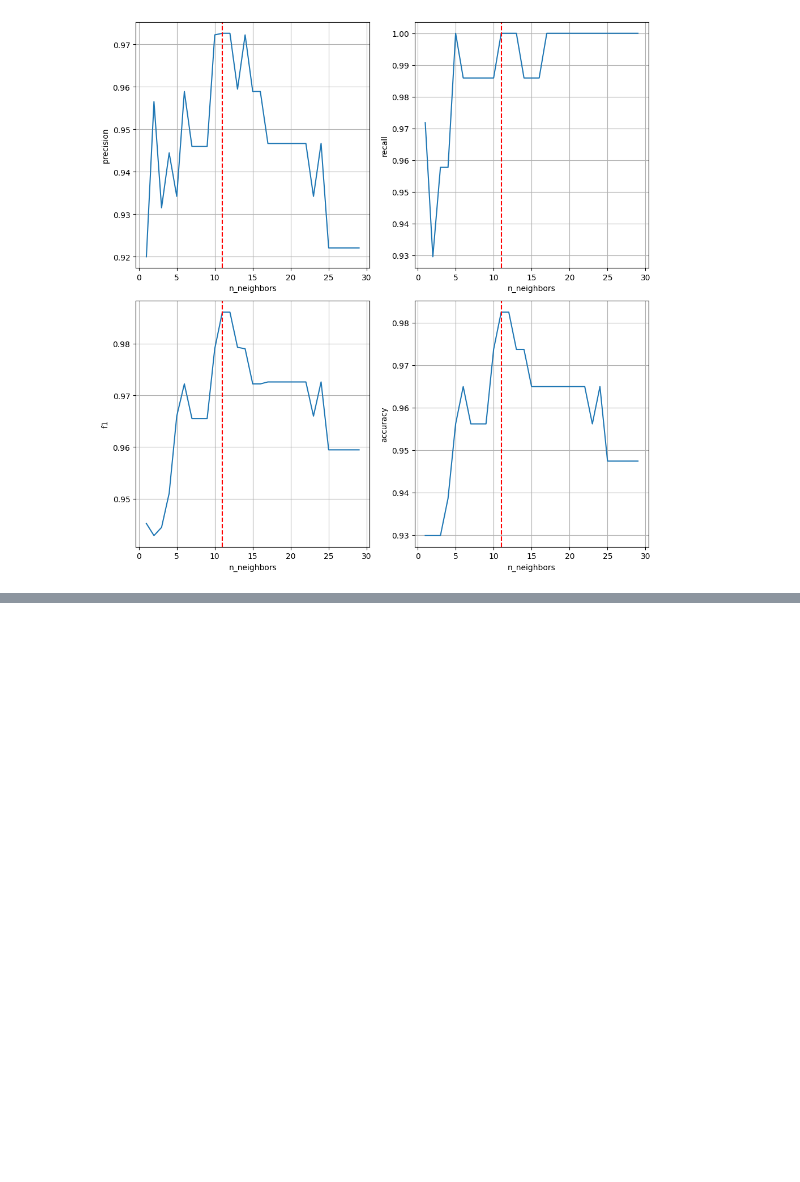
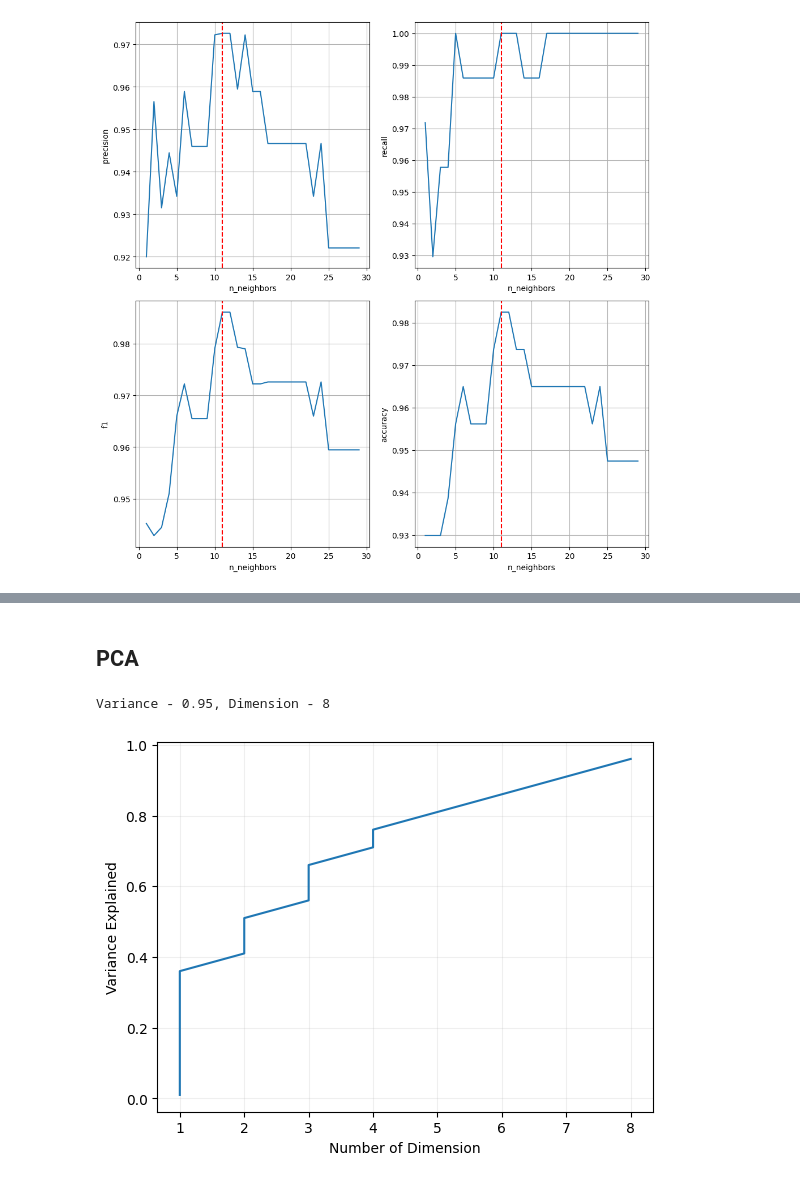
Before and after one commit to Familenko/data_cleaning_class, a Jupyter notebook: test.ipynb, the cells around one changed output, grey strips where cells are left out. Drawn from its saved outputs; the diff is of its cells as text; code cells hidden in the pictures; blank space fills up the shorter version.

```diff
--- a/test.ipynb
+++ b/test.ipynb
@@ -196,0 +247,11 @@ Best optimal n_estimators value: 21
+# %% [markdown]
+## PCA
+# %%
+from sklearn.datasets import load_diabetes
+
+df = load_diabetes().data
+df = pd.DataFrame(df)
+plot_pca(df)
+# %% [output]
+Variance - 0.95, Dimension - 8
+[figure, added]
```
Also changed, not shown: parts of 16 cells of this notebook, 3 other files.
